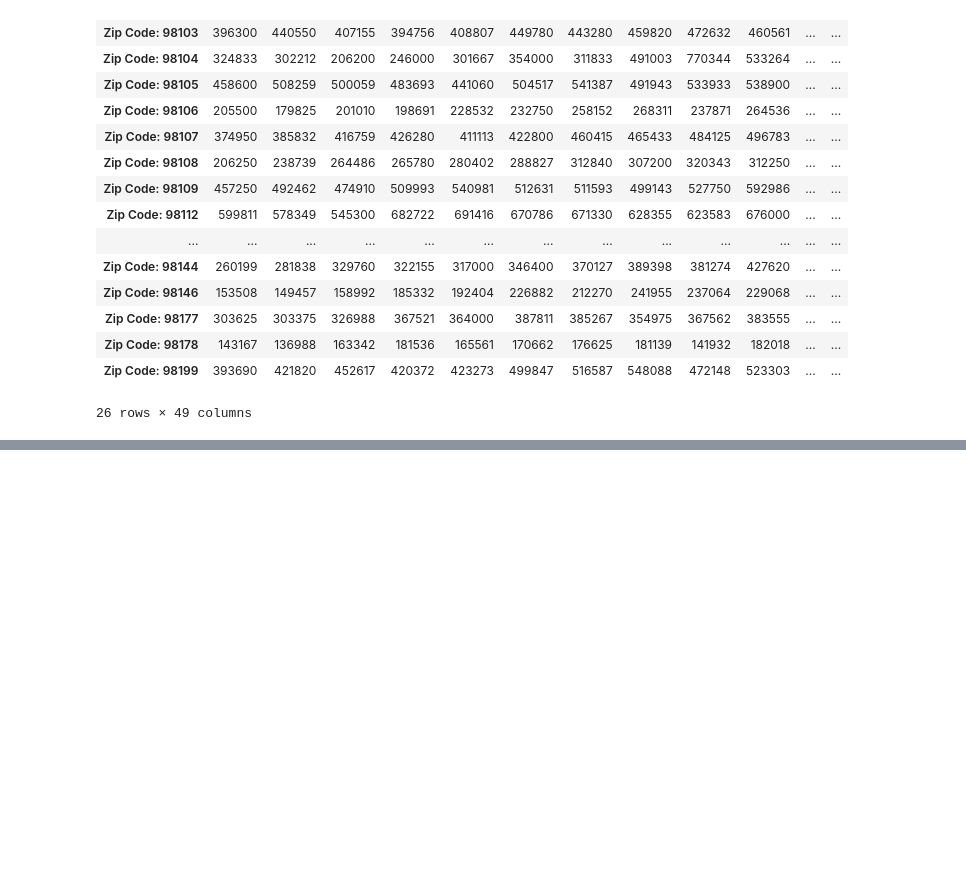
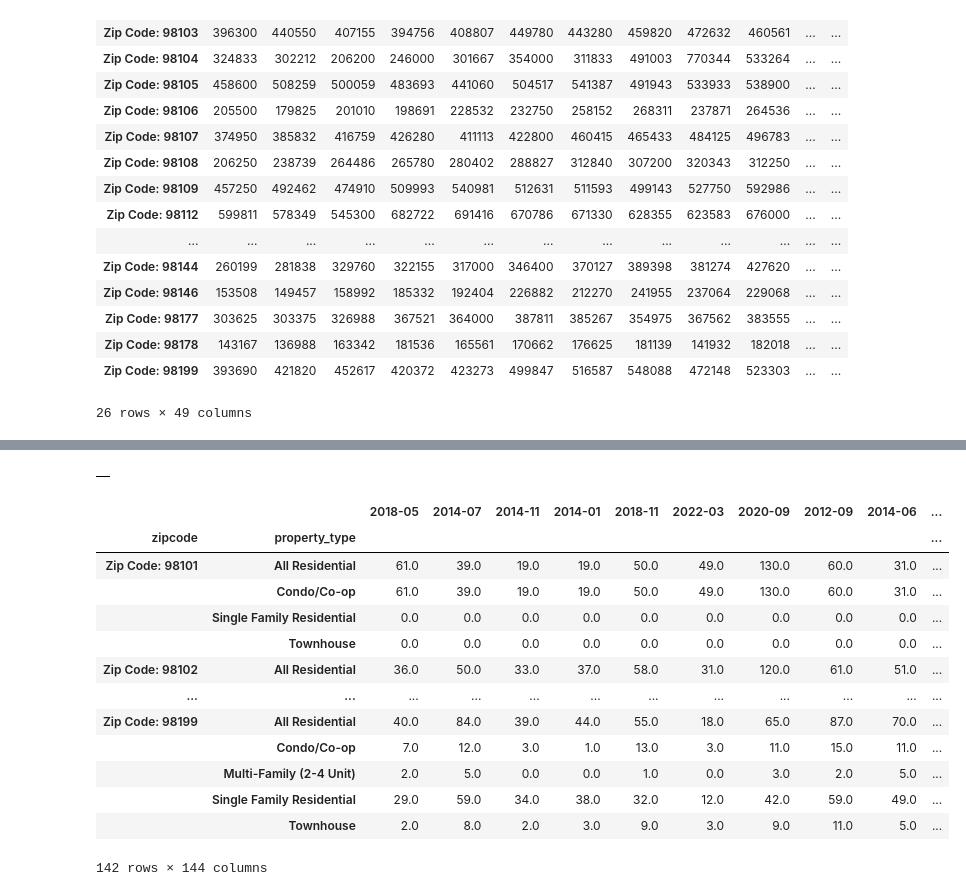
Before and after one commit to dylandevens/Housing_Project_rent_or_buy, a Jupyter notebook: Dylan/manipulation.ipynb, the cells around one changed output, grey strips where cells are left out. Cells and saved outputs as stored; diff of their text form; code cells hidden in the pictures; blank space fills up the shorter version.

Commit message:
Adding csv files for housing availability, both by the entire zipcode, and by property type for each zipcode

```diff
--- a/Dylan/manipulation.ipynb
+++ b/Dylan/manipulation.ipynb
@@ -486,0 +594,4 @@ mean_sales_df.to_csv("../data_sources/average_median_sale_price_by_quarter.csv",
+# %%
+filepath_metrodata2 = "../data_sources/redfin_by_zipcode.csv"
+metrodata2 = pd.read_csv(filepath_metrodata2)
+metrodata2.head()
@@ -486,0 +646,7 @@ mean_sales_df.to_csv("../data_sources/average_median_sale_price_by_quarter.csv",
+# %%
+# Sort by period_end and group by unique zipcode AND type of property
+metrodata2['inventory'] = metrodata2['inventory'].fillna(0)
+metrodata2_sorted =  metrodata2.sort_values(by='period_end')
+groupedmetrodata2_sorted = metrodata2_sorted.groupby(['region', 'property_type'])
+groupedmetrodata2_sorted.head()
+# df.groupby(col1)[col2]
@@ -486,0 +667,50 @@ mean_sales_df.to_csv("../data_sources/average_median_sale_price_by_quarter.csv",
+# %%
+groupedmetrodata2_sorted.fillna(0, inplace=True)
+# %% [output]
+|  |
+# %%
+# Cool Function to chaneg the date time (dt) of period_end to the month
+months = metrodata2['period_end'].dt.to_period('M').unique()
+
+# Empty dictionary to store available houses for each property type for each month and each group(zipcode)
+avail_houses_by_type_dict = {zipcode: [] for zipcode in groupedmetrodata2_sorted.groups.keys()}
+
+
+
+#For-loop to go through the grouped data to find the mean_median_sale_price for every quarter
+for (zipcode, property_type), group in groupedmetrodata2_sorted:
+    avail_houses_by_type_dict[(zipcode, property_type)] = []
+    for month in months:
+        available_houses = group[group['period_end'].dt.to_period('M') == month]['inventory'].sum()
+        avail_houses_by_type_dict[(zipcode, property_type)].append(available_houses)
+
+
+index = pd.MultiIndex.from_tuples(avail_houses_by_type_dict.keys(), names=['zipcode', 'property_type'])
+
+
+#Put this data from the loop into a Dataframe with the number of available_house for each propertytype and zipcode by month
+total_house_inventory_for_property_type = pd.DataFrame(avail_houses_by_type_dict.values(), index=index, columns=months)
+
+
+# Transpose Dataframe. The df.T will switch columns and rows
+# total_house_inventory_for_property_type = total_house_inventory_for_property_type.T
+
+#Sort by the multiindex
+total_house_inventory_for_property_type = total_house_inventory_for_property_type.sort_index()
+# %%
+total_house_inventory_for_property_type
+# %% [output]
+|  |  | 2018-05 | 2014-07 | 2014-11 | 2014-01 | 2018-11 | 2022-03 | 2020-09 | 2012-09 | 2014-06 | ... |
+| zipcode | property_type |  |  |  |  |  |  |  |  |  | ... |
+| Zip Code: 98101 | All Residential | 61.0 | 39.0 | 19.0 | 19.0 | 50.0 | 49.0 | 130.0 | 60.0 | 31.0 | ... |
+|  | Condo/Co-op | 61.0 | 39.0 | 19.0 | 19.0 | 50.0 | 49.0 | 130.0 | 60.0 | 31.0 | ... |
+|  | Single Family Residential | 0.0 | 0.0 | 0.0 | 0.0 | 0.0 | 0.0 | 0.0 | 0.0 | 0.0 | ... |
+|  | Townhouse | 0.0 | 0.0 | 0.0 | 0.0 | 0.0 | 0.0 | 0.0 | 0.0 | 0.0 | ... |
+| Zip Code: 98102 | All Residential | 36.0 | 50.0 | 33.0 | 37.0 | 58.0 | 31.0 | 120.0 | 61.0 | 51.0 | ... |
+| ... | ... | ... | ... | ... | ... | ... | ... | ... | ... | ... | ... |
+| Zip Code: 98199 | All Residential | 40.0 | 84.0 | 39.0 | 44.0 | 55.0 | 18.0 | 65.0 | 87.0 | 70.0 | ... |
+|  | Condo/Co-op | 7.0 | 12.0 | 3.0 | 1.0 | 13.0 | 3.0 | 11.0 | 15.0 | 11.0 | ... |
+|  | Multi-Family (2-4 Unit) | 2.0 | 5.0 | 0.0 | 0.0 | 1.0 | 0.0 | 3.0 | 2.0 | 5.0 | ... |
+|  | Single Family Residential | 29.0 | 59.0 | 34.0 | 38.0 | 32.0 | 12.0 | 42.0 | 59.0 | 49.0 | ... |
+|  | Townhouse | 2.0 | 8.0 | 2.0 | 3.0 | 9.0 | 3.0 | 9.0 | 11.0 | 5.0 | ... |
+142 rows × 144 columns
```
Also changed, not shown: parts of 15 cells of this notebook, 4 other files.
